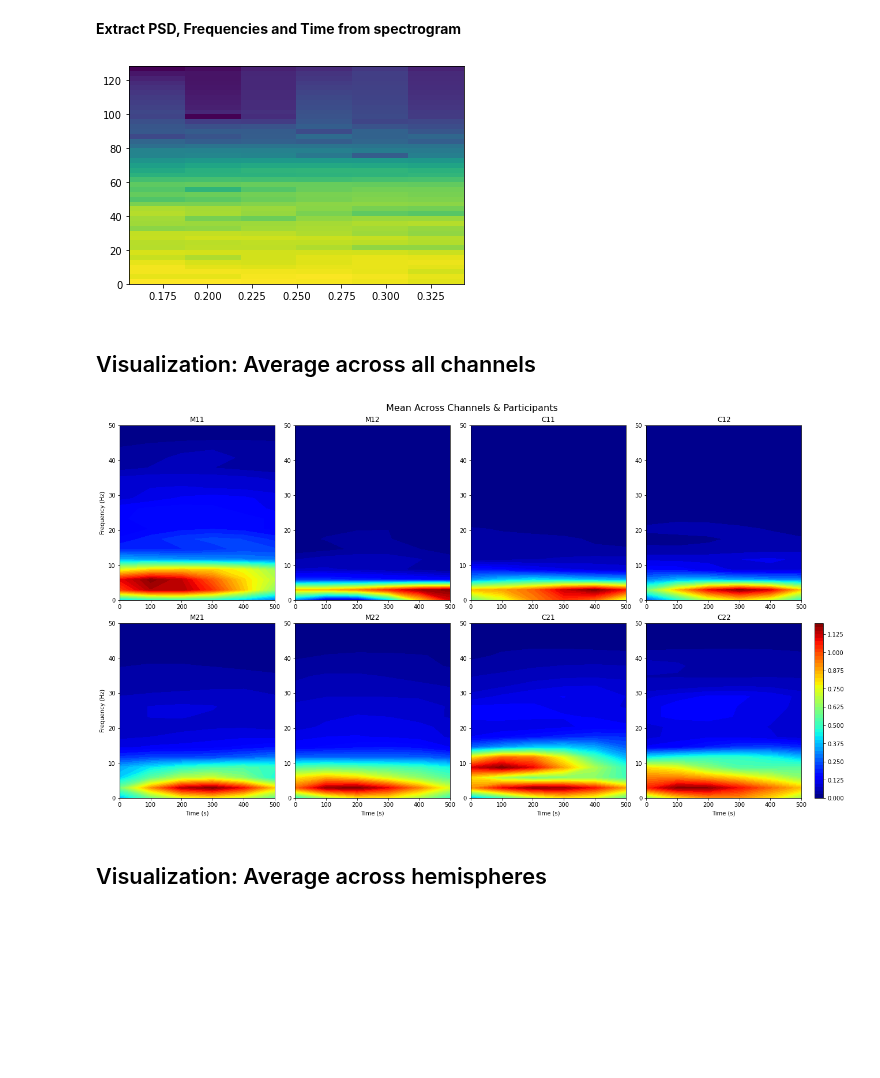
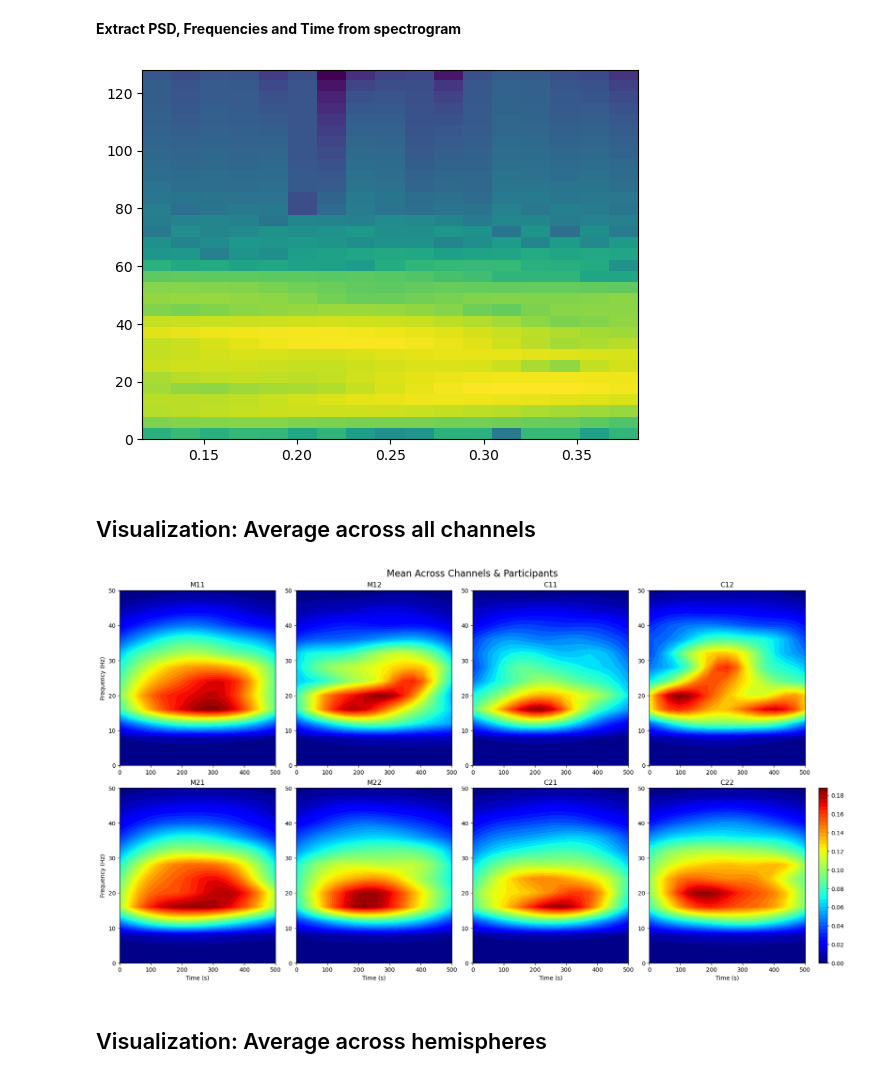
Before and after one commit to iggy96/eegMusicTherapy, a Jupyter notebook: spectrogram.ipynb, the cells around one changed output. Saved outputs shown, nothing was run; the diff lists cells and outputs as text; code cells hidden in the pictures; blank space fills up the shorter version.

```diff
--- a/spectrogram.ipynb
+++ b/spectrogram.ipynb
@@ -317,7 +315,7 @@ def artifact_removal_3d(data_3d,window_size,maxgrad_threshold,choice_num_windows
         output.append(artifact_removal_2d(data_3d[i,:,:],window_size,maxgrad_threshold,choice_num_windows))
     return np.array(output)
 
-window_size,maxgrad_threshold,choice_num_windows = 0.5,3,'all'
+window_size,maxgrad_threshold,choice_num_windows = 0.5,10,'all'
 arr_M11 = artifact_removal_3d(band_M11,window_size,maxgrad_threshold,choice_num_windows)
 print("M11 done:",arr_M11.shape)
 arr_M12 = artifact_removal_3d(band_M12,window_size,maxgrad_threshold,choice_num_windows)
@@ -357,17 +355,17 @@ C22 done: (5, 4, 128, 240)
 # %% [markdown]
 <b>Extract PSD, Frequencies and Time from spectrogram
 # %%
-fs,nfft,overlap,spectral_time = 256,88,80,[0,500]
+fs,nfft,overlap,spectral_time = 256,84,60,[0,500]
 s_pxM11,s_fxM11,s_txM11 = specgram_features(arr_M11,fs,nfft,overlap,spectral_time,data_shape='4D')
 s_pxM12,s_fxM12,s_txM12 = specgram_features(arr_M12,fs,nfft,overlap,spectral_time,data_shape='4D')
 s_pxM21,s_fxM21,s_txM21 = specgram_features(arr_M21,fs,nfft,overlap,spectral_time,data_shape='4D')
 s_pxM22,s_fxM22,s_txM22 = specgram_features(arr_M22,fs,nfft,overlap,spectral_time,data_shape='4D')
 s_pxC11,s_fxC11,s_txC11 = specgram_features(arr_C11,fs,nfft,overlap,spectral_time,data_shape='4D')
 s_pxC12,s_fxC12,s_txC12 = specgram_features(arr_C12,fs,nfft,overlap,spectral_time,data_shape='4D')
 s_pxC21,s_fxC21,s_txC21 = specgram_features(arr_C21,fs,nfft,overlap,spectral_time,data_shape='4D')
 s_pxC22,s_fxC22,s_txC22 = specgram_features(arr_C22,fs,nfft,overlap,spectral_time,data_shape='4D')
 # %% [output]
-[figure, old version]
+[figure, new version]
 # %%
 #  Average power bins across participants
 meanpar_pxM11,meanpar_pxM12,meanpar_pxM21,meanpar_pxM22 = np.nanmean(s_pxM11,axis=0),np.nanmean(s_pxM12,axis=0),np.nanmean(s_pxM21,axis=0),np.nanmean(s_pxM22,axis=0)
@@ -416,7 +414,7 @@ spectrum = ax[1,3].contourf(time, freqs, meanparchan_pxC22,levels,cmap='jet')
 cbar = plt.colorbar(spectrum)
 plt.show()
 # %% [output]
-[figure, old version]
+[figure, new version]
 # %% [markdown]
 ## Visualization: Average across hemispheres
 # %%
```
Also changed, not shown: parts of 4 cells of this notebook.
